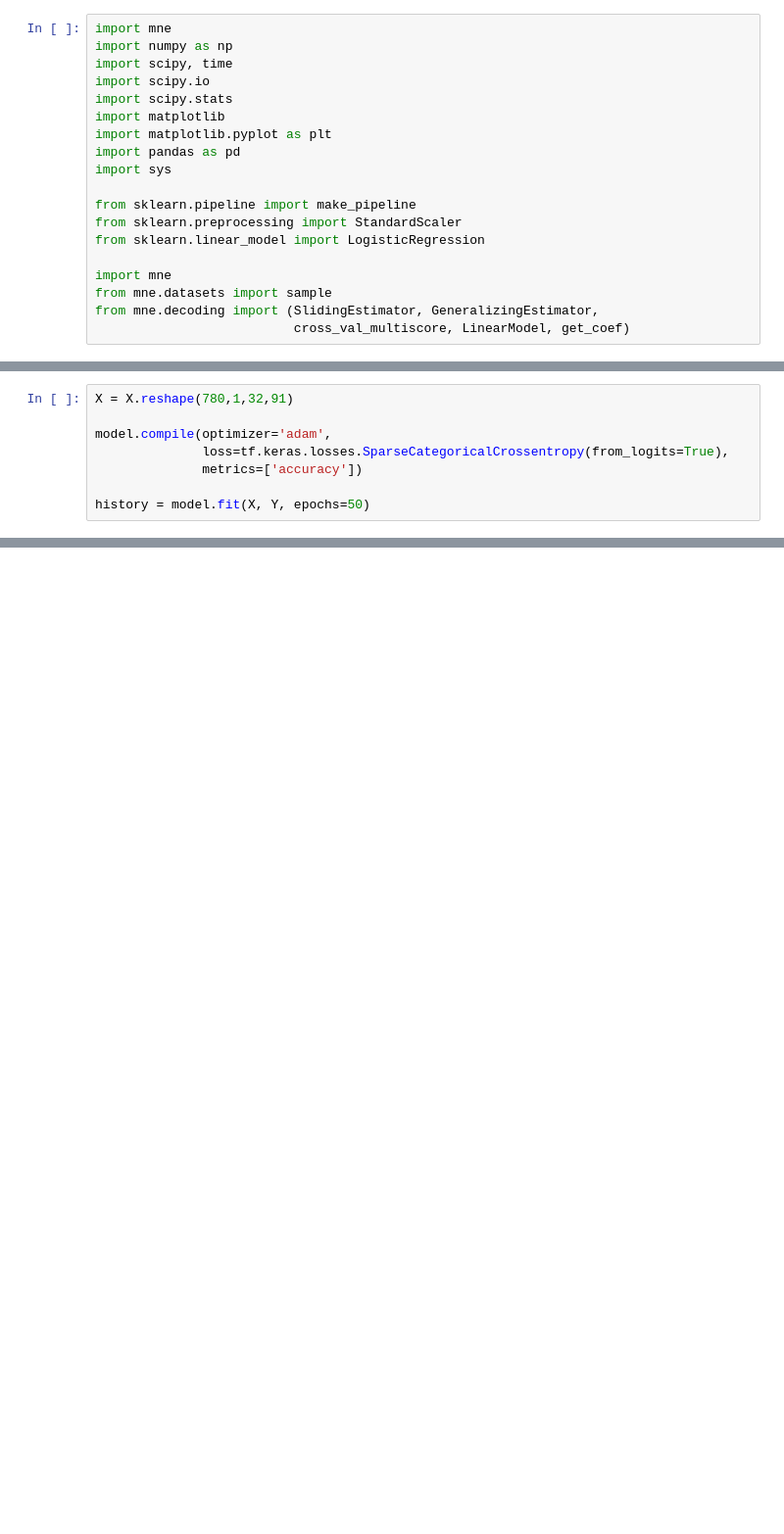
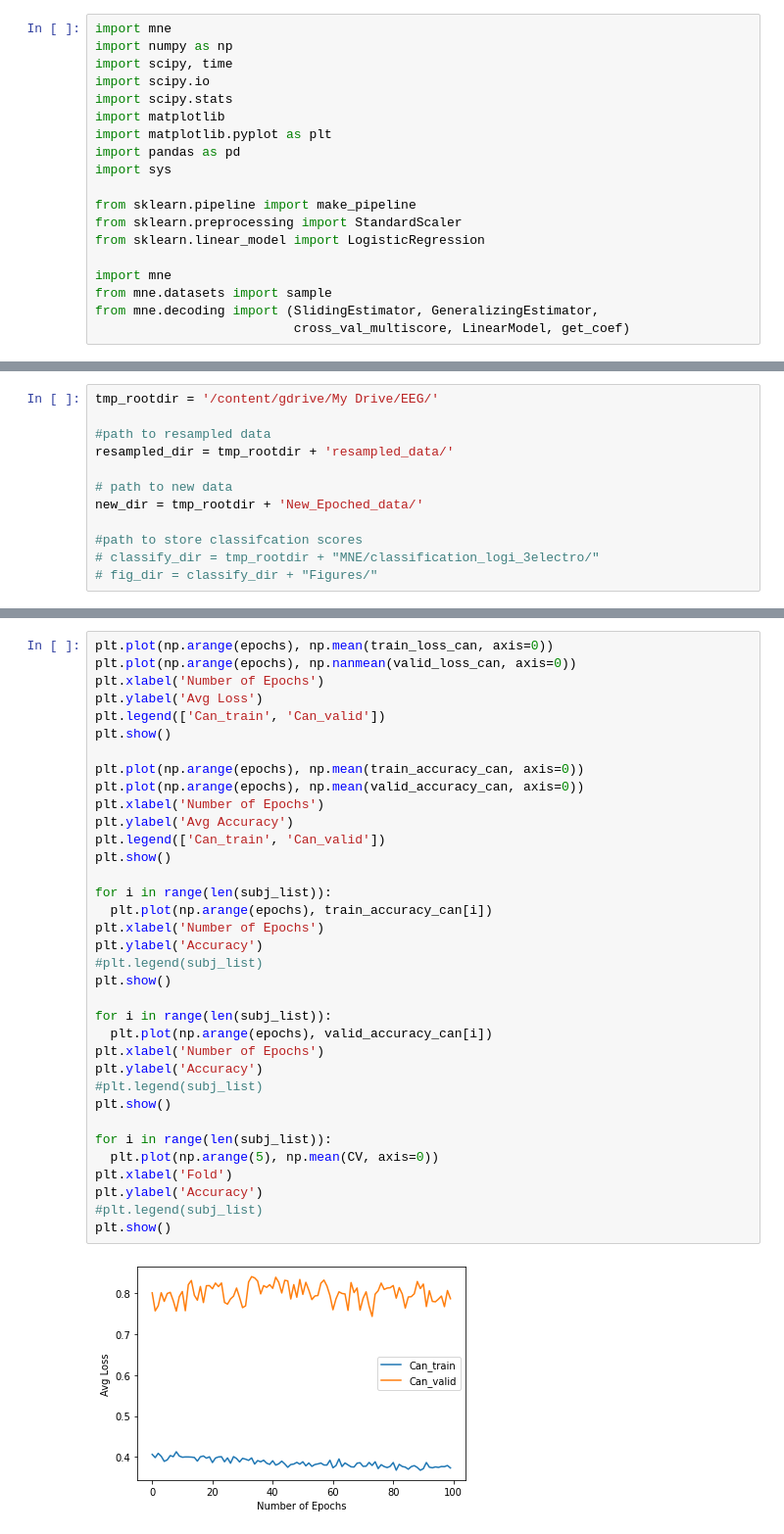
Before and after one commit to yyeung-lam/EEG_CNN, a Jupyter notebook: EEG_CNN.ipynb, the cells around one changed output, grey strips where cells are left out. Shown: that part at 98% size. Saved outputs shown, nothing was run; the diff lists cells and outputs as text; blank space fills up the shorter version.

```diff
--- a/EEG_CNN.ipynb
+++ b/EEG_CNN.ipynb
@@ -227,8 +45,0 @@ _________________________________________________________________
-# %%
-X = X.reshape(780,1,32,91)
-
-model.compile(optimizer='adam',
-              loss=tf.keras.losses.SparseCategoricalCrossentropy(from_logits=True),
-              metrics=['accuracy'])
-
-history = model.fit(X, Y, epochs=50)
@@ -273,0 +46,12 @@ weighted avg       0.87      0.87      0.87       780
+# %%
+tmp_rootdir = '/content/gdrive/My Drive/EEG/'
+
+#path to resampled data
+resampled_dir = tmp_rootdir + 'resampled_data/'
+
+# path to new data
+new_dir = tmp_rootdir + 'New_Epoched_data/'
+
+#path to store classifcation scores
+# classify_dir = tmp_rootdir + "MNE/classification_logi_3electro/"
+# fig_dir = classify_dir + "Figures/"
@@ -273,0 +358,37 @@ weighted avg       0.87      0.87      0.87       780
+# %%
+plt.plot(np.arange(epochs), np.mean(train_loss_can, axis=0))
+plt.plot(np.arange(epochs), np.nanmean(valid_loss_can, axis=0))
+plt.xlabel('Number of Epochs')
+plt.ylabel('Avg Loss')
+plt.legend(['Can_train', 'Can_valid'])
+plt.show()
+
+plt.plot(np.arange(epochs), np.mean(train_accuracy_can, axis=0))
+plt.plot(np.arange(epochs), np.mean(valid_accuracy_can, axis=0))
+plt.xlabel('Number of Epochs')
+plt.ylabel('Avg Accuracy')
+plt.legend(['Can_train', 'Can_valid'])
+plt.show()
+
+for i in range(len(subj_list)):
+  plt.plot(np.arange(epochs), train_accuracy_can[i])
+plt.xlabel('Number of Epochs')
+plt.ylabel('Accuracy')
+#plt.legend(subj_list)
+plt.show()
+
+for i in range(len(subj_list)):
+  plt.plot(np.arange(epochs), valid_accuracy_can[i])
+plt.xlabel('Number of Epochs')
+plt.ylabel('Accuracy')
+#plt.legend(subj_list)
+plt.show()
+
+for i in range(len(subj_list)):
+  plt.plot(np.arange(5), np.mean(CV, axis=0))
+plt.xlabel('Fold')
+plt.ylabel('Accuracy')
+#plt.legend(subj_list)
+plt.show()
+# %% [output]
+[figure, added]
```
Also changed, not shown: parts of 45 cells of this notebook.
